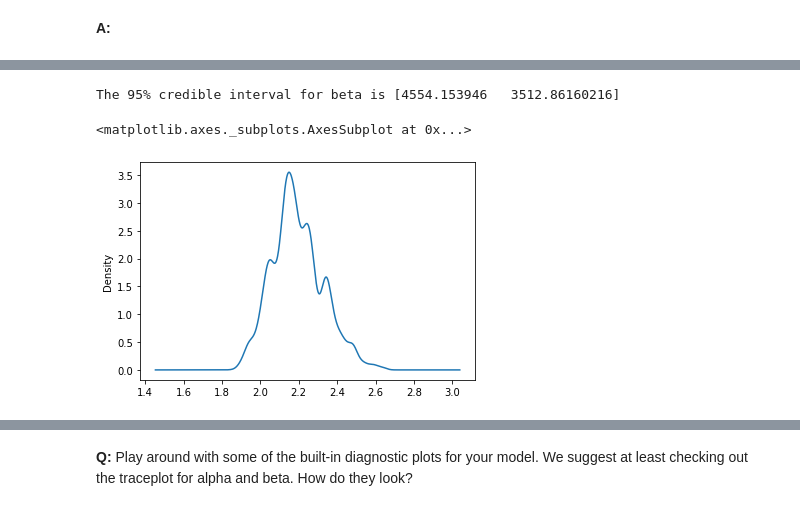
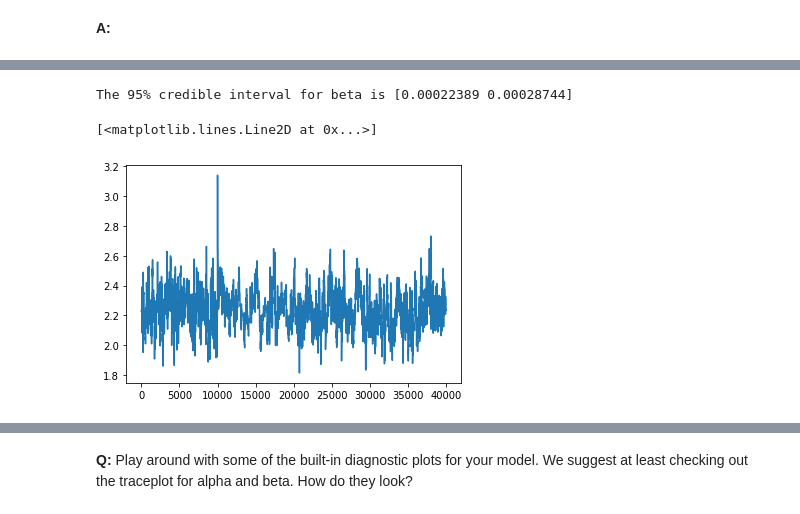
Before and after one commit to jon-e-pizza/Springboard, a Jupyter notebook: assignments/8_3_inferential_statistics.ipynb, the cells around one changed output, grey strips where cells are left out. Drawn from its saved outputs; the diff is of its cells as text; code cells hidden in the pictures.

```diff
--- a/assignments/8_3_inferential_statistics.ipynb
+++ b/assignments/8_3_inferential_statistics.ipynb
@@ -131,11 +131,11 @@ The 95% credible interval for alpha is [1.94923563 2.4844128 ]
 # %%
-beta_ci = 1 / np.percentile(trace['rate'], [2.5,97.5])
+beta_ci = np.percentile(trace['rate'], [2.5,97.5])
 print('The 95% credible interval for beta is {}'.format(beta_ci))
 # %% [output]
-The 95% credible interval for beta is [4554.153946   3512.86160216]
+The 95% credible interval for beta is [0.00022389 0.00028744]
-# %%
-pd.Series(trace['alpha']).plot.kde()
-# %% [output]
-<matplotlib.axes._subplots.AxesSubplot at 0x...>
-[figure, removed]
+# %%
+plt.plot(trace['alpha'])
+# %% [output]
+[<matplotlib.lines.Line2D at 0x...>]
+[figure, added]
 # %%
```
Also changed, not shown: parts of 12 cells of this notebook.
